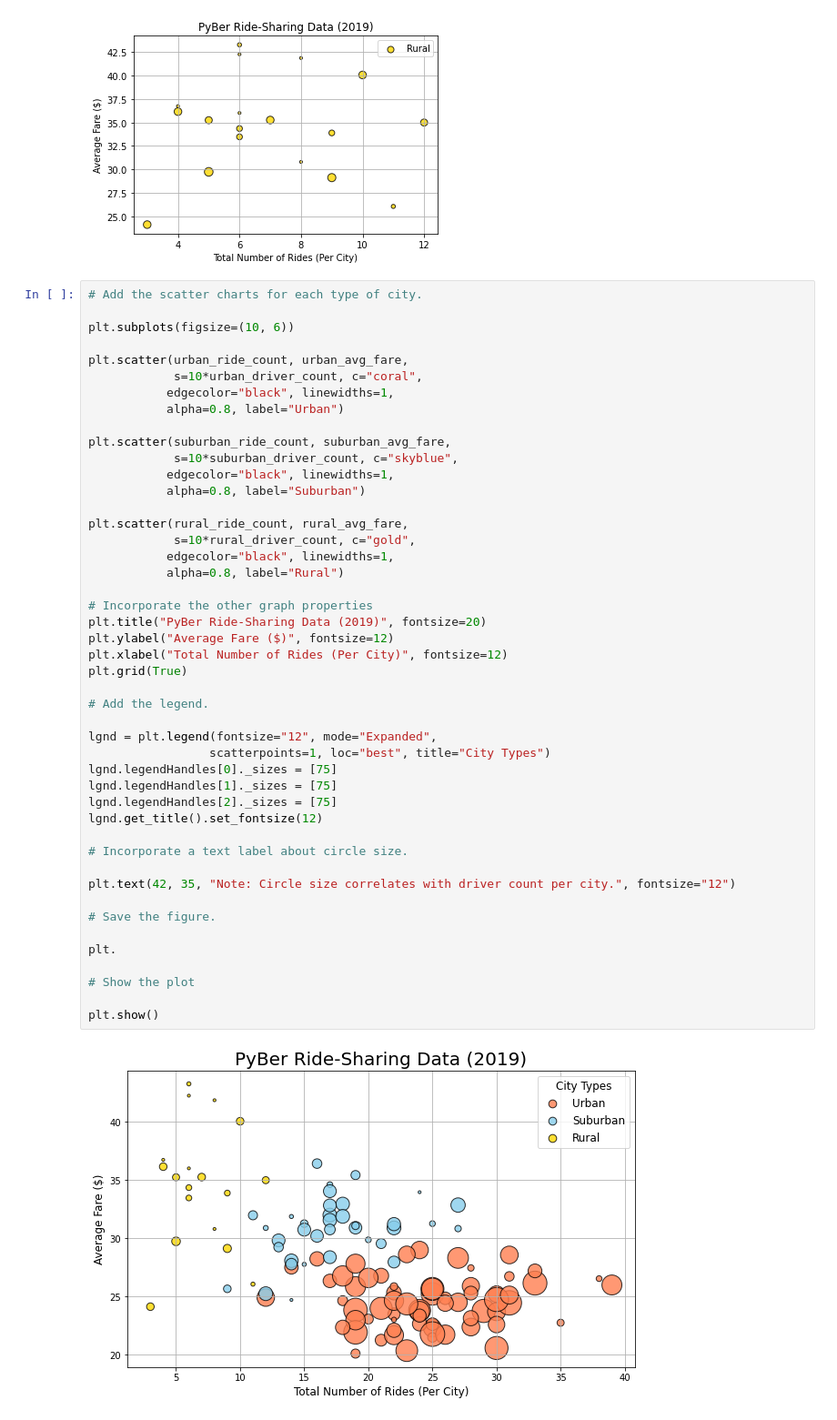
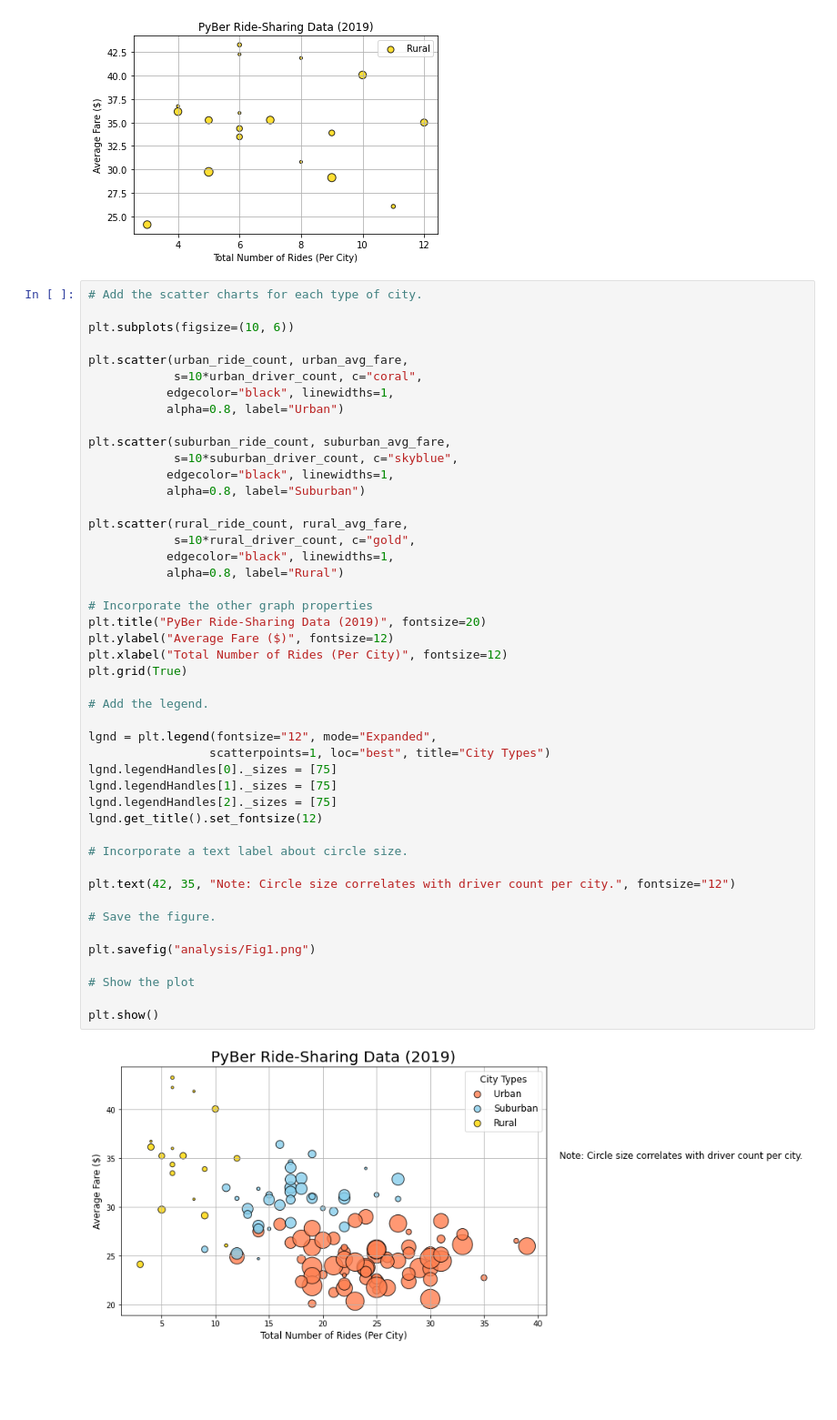
Before and after one commit to VeraFleming/PyBer_Analysis, a Jupyter notebook: PyBer.ipynb, the cells around one changed output. Shown at 91% size. Cells and saved outputs as stored; diff of their text form; blank space fills up the shorter version.

```diff
--- a/PyBer.ipynb
+++ b/PyBer.ipynb
@@ -261,32 +261,32 @@ plt.scatter(rural_ride_count, rural_avg_fare,
             s=10*rural_driver_count, c="gold",
            edgecolor="black", linewidths=1,
            alpha=0.8, label="Rural")
 
 # Incorporate the other graph properties
 plt.title("PyBer Ride-Sharing Data (2019)", fontsize=20)
 plt.ylabel("Average Fare ($)", fontsize=12)
 plt.xlabel("Total Number of Rides (Per City)", fontsize=12)
 plt.grid(True)
 
 # Add the legend.
 
 lgnd = plt.legend(fontsize="12", mode="Expanded",
                  scatterpoints=1, loc="best", title="City Types")
 lgnd.legendHandles[0]._sizes = [75]
 lgnd.legendHandles[1]._sizes = [75]
 lgnd.legendHandles[2]._sizes = [75]
 lgnd.get_title().set_fontsize(12)
 
 # Incorporate a text label about circle size.
 
 plt.text(42, 35, "Note: Circle size correlates with driver count per city.", fontsize="12")
 
 # Save the figure.
 
-plt.
+plt.savefig("analysis/Fig1.png")
 
 # Show the plot
 
 plt.show()
 # %% [output]
-[figure, old version]
+[figure, new version]
```
Also changed, not shown: parts of 38 cells of this notebook, 4 other files.
